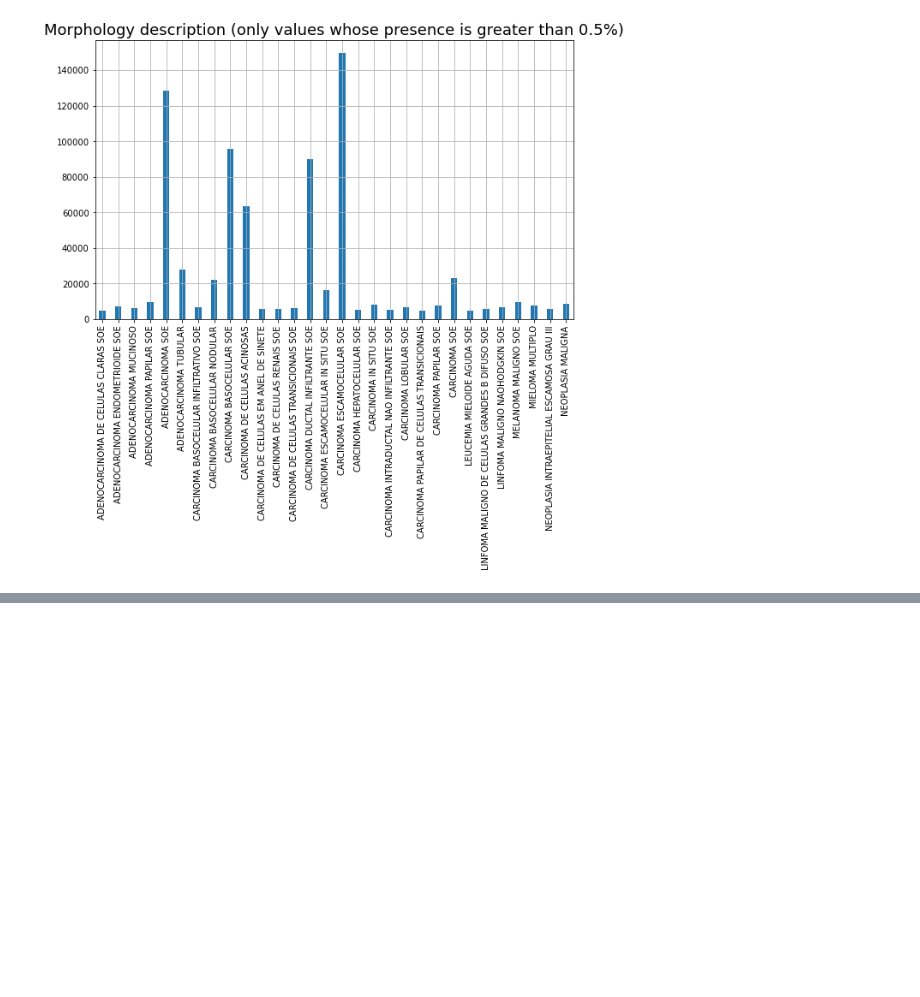
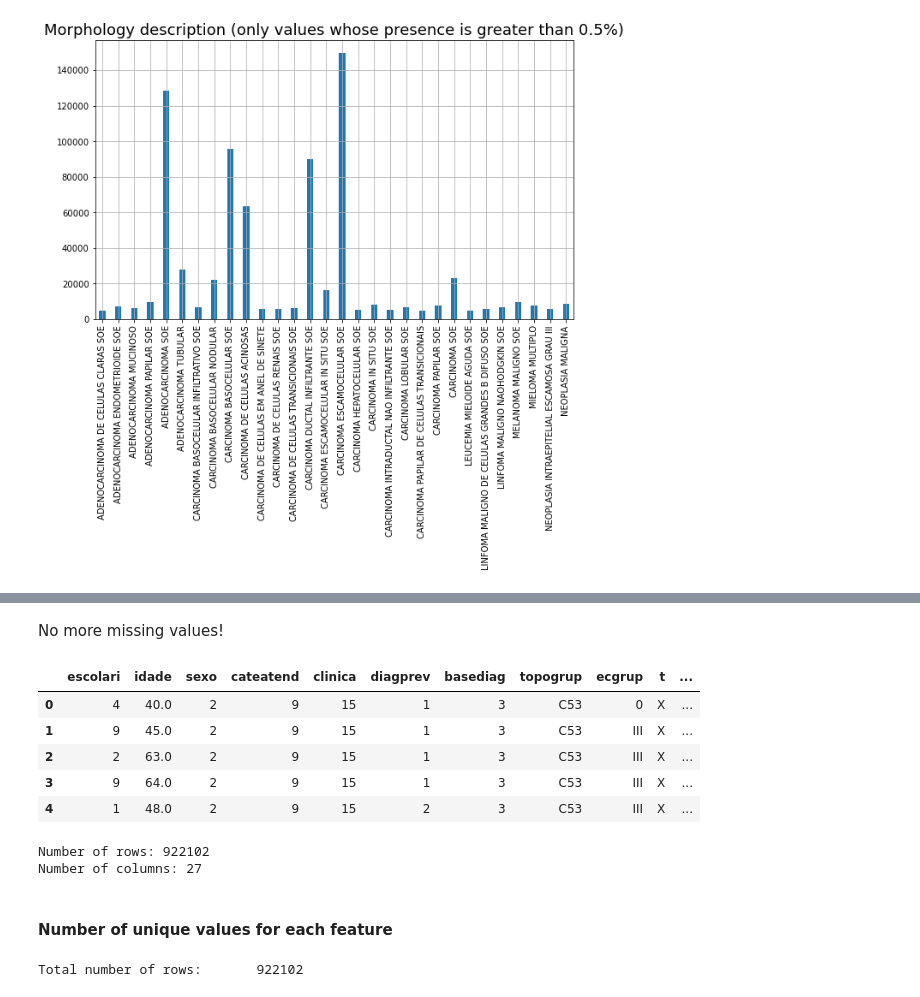
Before and after one commit to skepticalchemist/SP_Hospital_Registry_Cancer_Database, a Jupyter notebook: SP_Hospital_Registry_Cancer_Database.ipynb, the cells around one changed output, grey strips where cells are left out. Saved outputs shown, nothing was run; the diff lists cells and outputs as text; code cells hidden in the pictures; blank space fills up the shorter version.

Commit message:
data prepocessing included

```diff
--- a/SP_Hospital_Registry_Cancer_Database.ipynb
+++ b/SP_Hospital_Registry_Cancer_Database.ipynb
@@ -2867,0 +2877,3 @@ plt.show()
+# %%
+# create a copy of the dataset to make changes
+rhc_clean = rhc.copy()
@@ -2867,0 +2983,7 @@ plt.show()
+# %%
+# replace NaN values in year by zero
+rhc_clean['meta01'].fillna(0, inplace=True)     # 0 means no metastasis
+rhc_clean['cicigrup'].fillna('0 ', inplace=True)   # 0 means adult patients
+# %%
+# remove row with missing value for age
+rhc_clean.dropna(axis=0, subset=['idade'], inplace=True)
@@ -2867,0 +3017,39 @@ plt.show()
+# %% [markdown]
+No more missing values!
+# %%
+# show the first lines of the reduced dataset
+rhc_clean.head()
+# %% [output]
+|  | escolari | idade | sexo | cateatend | clinica | diagprev | basediag | topogrup | ecgrup | t | ... |
+| 0 | 4 | 40.0 | 2 | 9 | 15 | 1 | 3 | C53 | 0 | X | ... |
+| 1 | 9 | 45.0 | 2 | 9 | 15 | 1 | 3 | C53 | III | X | ... |
+| 2 | 2 | 63.0 | 2 | 9 | 15 | 1 | 3 | C53 | III | X | ... |
+| 3 | 9 | 64.0 | 2 | 9 | 15 | 1 | 3 | C53 | III | X | ... |
+| 4 | 1 | 48.0 | 2 | 9 | 15 | 2 | 3 | C53 | III | X | ... |
+# %%
+# dataset dimensions
+print(f'Number of rows: {rhc_clean.shape[0]}')
+print(f'Number of columns: {rhc_clean.shape[1]}')
+# %% [output]
+Number of rows: 922102
+Number of columns: 27
+# %% [markdown]
+#### Number of unique values for each feature
+# %%
+unique_features = []
+
+print(f'\nTotal number of rows: {rhc_clean.shape[0]:12}\n')
+
+for col in rhc_clean.columns:
+    unique_features.append(rhc[col].nunique())
+#    print(f'{col: >21}: {pharma_data[col].nunique()}') # print the same information as following dataframe
+
+df_unique_features = pd.DataFrame(unique_features, rhc_clean.columns, columns=['number of unique values'])
+
+# divide one column data frame in four columns for the sake of clarity
+part_1 = df_unique_features.iloc[0:8]
+part_2 = df_unique_features.iloc[8:16]
+part_3 = df_unique_features.iloc[16:24]
+part_4=  df_unique_features.iloc[24:]
+# %% [output]
+Total number of rows:       922102
```
Also changed, not shown: parts of 58 cells of this notebook.
